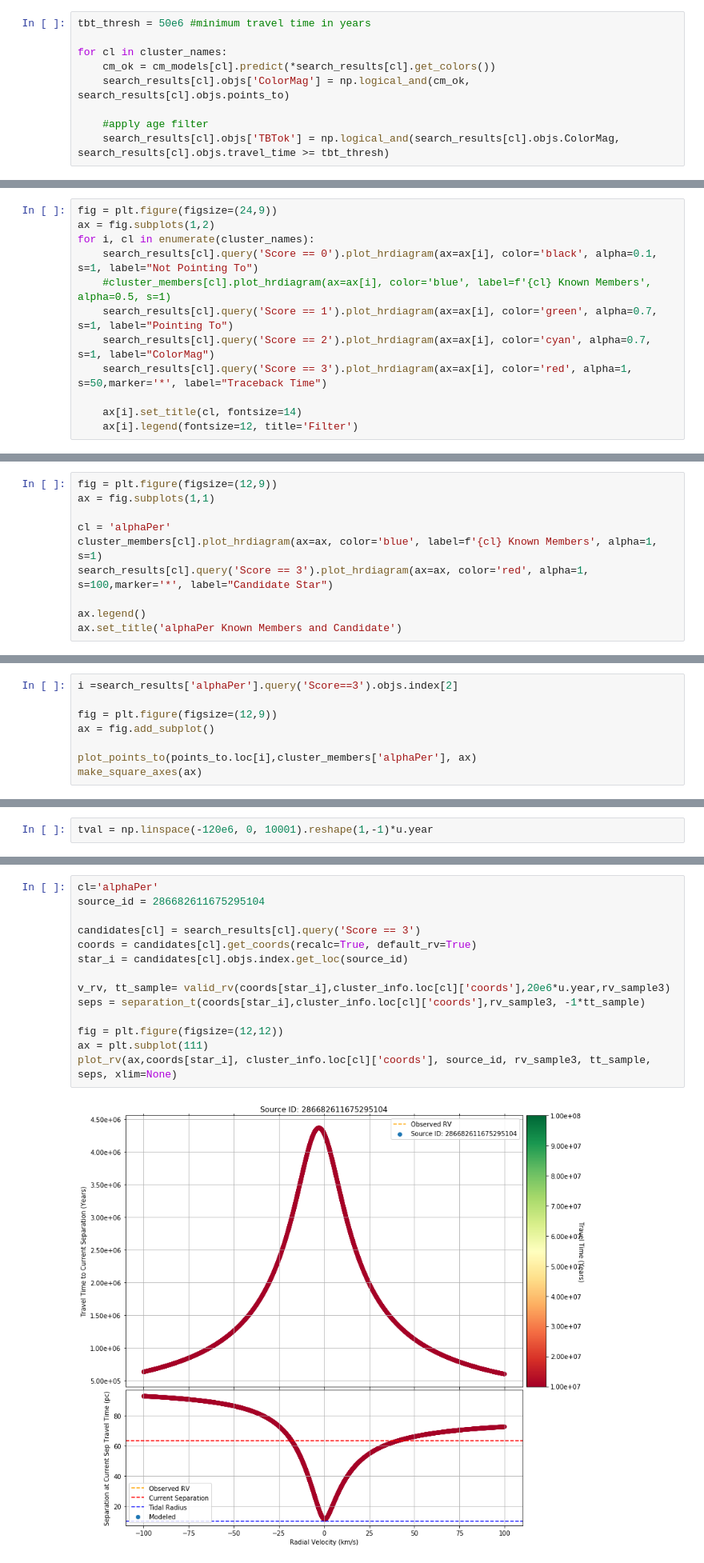
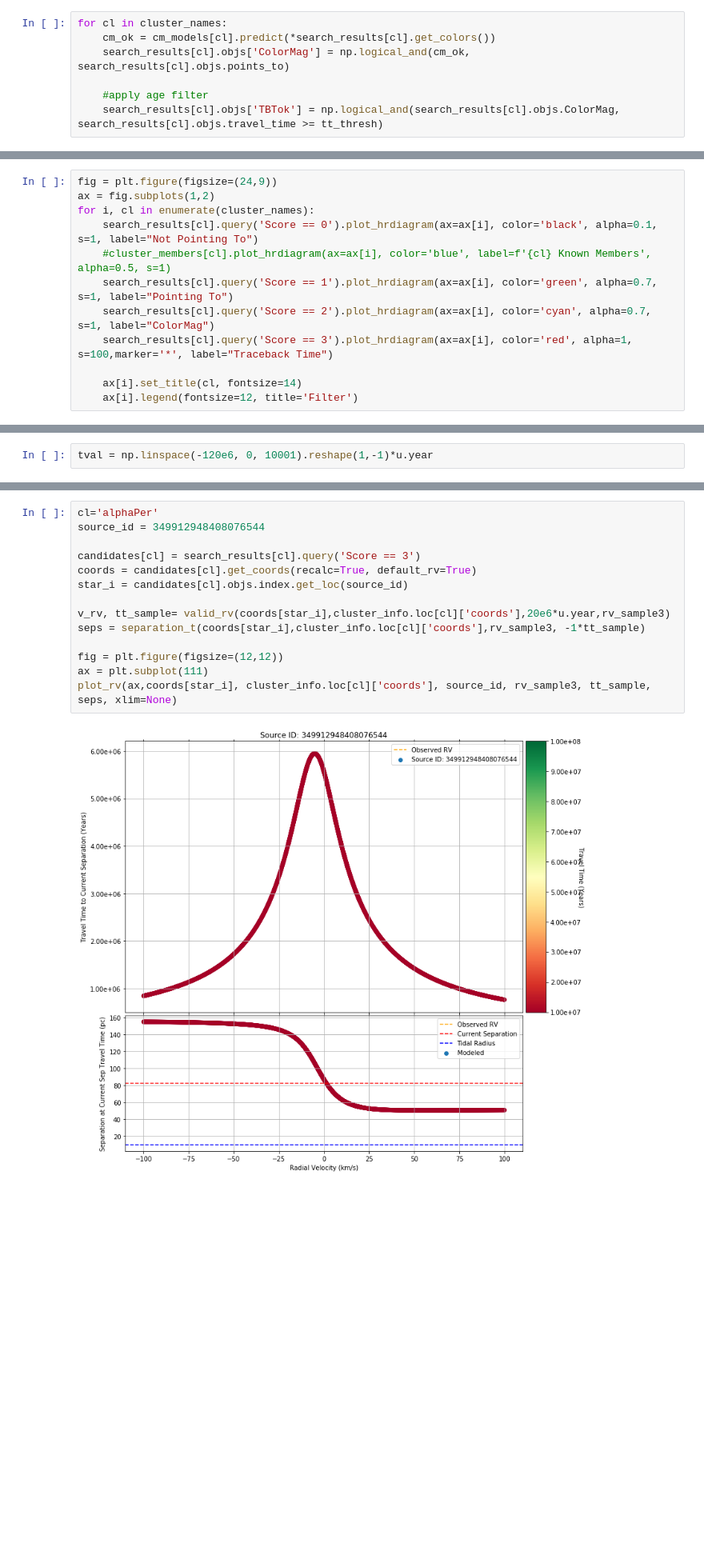
Before and after one commit to kevinmcmanus/runawaysearch, a Jupyter notebook: RunawaySearch.ipynb, the cells around one changed output, grey strips where cells are left out. Shown at 80% size. Drawn from its saved outputs; the diff is of its cells as text; blank space fills up the shorter version.

```diff
--- a/RunawaySearch.ipynb
+++ b/RunawaySearch.ipynb
@@ -192,12 +245,10 @@ for cl in cluster_names:
 # %%
-tbt_thresh = 50e6 #minimum travel time in years
-
 for cl in cluster_names:
     cm_ok = cm_models[cl].predict(*search_results[cl].get_colors())
     search_results[cl].objs['ColorMag'] = np.logical_and(cm_ok, search_results[cl].objs.points_to)
 
     #apply age filter
-    search_results[cl].objs['TBTok'] = np.logical_and(search_results[cl].objs.ColorMag, search_results[cl].objs.travel_time >= tbt_thresh)
+    search_results[cl].objs['TBTok'] = np.logical_and(search_results[cl].objs.ColorMag, search_results[cl].objs.travel_time >= tt_thresh)
 # %%
 #summarize results
 for cl in cluster_names:
@@ -213,7 +264,7 @@ for i, cl in enumerate(cluster_names):
     #cluster_members[cl].plot_hrdiagram(ax=ax[i], color='blue', label=f'{cl} Known Members', alpha=0.5, s=1)
     search_results[cl].query('Score == 1').plot_hrdiagram(ax=ax[i], color='green', alpha=0.7, s=1, label="Pointing To")
     search_results[cl].query('Score == 2').plot_hrdiagram(ax=ax[i], color='cyan', alpha=0.7, s=1, label="ColorMag")
-    search_results[cl].query('Score == 3').plot_hrdiagram(ax=ax[i], color='red', alpha=1, s=50,marker='*', label="Traceback Time")
+    search_results[cl].query('Score == 3').plot_hrdiagram(ax=ax[i], color='red', alpha=1, s=100,marker='*', label="Traceback Time")
 
     ax[i].set_title(cl, fontsize=14)
     ax[i].legend(fontsize=12, title='Filter')
@@ -233,10 +283,0 @@ Measure: TracebackTime, Pleiades: 1, alphaPer: 1
-# %%
-fig = plt.figure(figsize=(12,9))
-ax = fig.subplots(1,1)
-
-cl = 'alphaPer'
-cluster_members[cl].plot_hrdiagram(ax=ax, color='blue', label=f'{cl} Known Members', alpha=1, s=1)
-search_results[cl].query('Score == 3').plot_hrdiagram(ax=ax, color='red', alpha=1, s=100,marker='*', label="Candidate Star")
-
-ax.legend()
-ax.set_title('alphaPer Known Members and Candidate')
@@ -265,8 +283,0 @@ points_to = search_results['alphaPer'].points_to(cluster_info.loc['alphaPer']['c
-# %%
-i =search_results['alphaPer'].query('Score==3').objs.index[2]
-
-fig = plt.figure(figsize=(12,9))
-ax = fig.add_subplot()
-
-plot_points_to(points_to.loc[i],cluster_members['alphaPer'], ax)
-make_square_axes(ax)
@@ -522,17 +530,17 @@ def plot_rv(ax,star, center, source_id, rvsample, ttsample, seps, tidal_radius=1
     cb.ax.set_ylabel('Travel Time (Years)', rotation=-90)
 # %%
 cl='alphaPer'
-source_id = 286682611675295104
+source_id = 349912948408076544
 
 candidates[cl] = search_results[cl].query('Score == 3')
 coords = candidates[cl].get_coords(recalc=True, default_rv=True)
 star_i = candidates[cl].objs.index.get_loc(source_id)
 
 v_rv, tt_sample= valid_rv(coords[star_i],cluster_info.loc[cl]['coords'],20e6*u.year,rv_sample3)
 seps = separation_t(coords[star_i],cluster_info.loc[cl]['coords'],rv_sample3, -1*tt_sample)
 
 fig = plt.figure(figsize=(12,12))
 ax = plt.subplot(111)
 plot_rv(ax,coords[star_i], cluster_info.loc[cl]['coords'], source_id, rv_sample3, tt_sample, seps, xlim=None)
 # %% [output]
-[figure, old version]
+[figure, new version]
```
Also changed, not shown: parts of 39 cells of this notebook, 11 other files.
